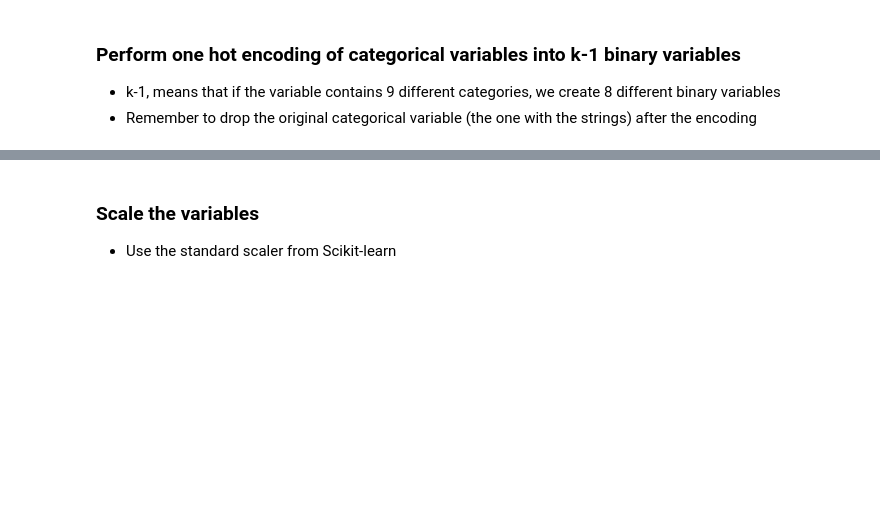
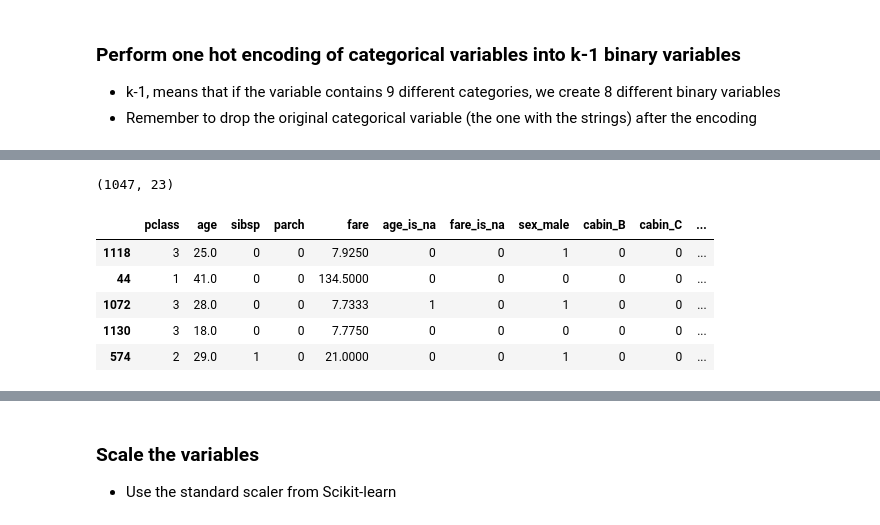
Before and after one commit to Morgan-Sell/ml-deployment-practice, a Jupyter notebook: Assignments/Section-02/Assignement/Predicting-Survival-Titanic-Assignement.ipynb, the cells around one changed output, grey strips where cells are left out. Cells and saved outputs as stored; diff of their text form; code cells hidden in the pictures; blank space fills up the shorter version.

```diff
--- a/Assignments/Section-02/Assignement/Predicting-Survival-Titanic-Assignement.ipynb
+++ b/Assignments/Section-02/Assignement/Predicting-Survival-Titanic-Assignement.ipynb
@@ -267,0 +311,16 @@ dtype: int64
+# %%
+# Drop the first binary variable from each categorical feature...
+# ... to achieve k-1 number of variables for each categorical feature.
+train_dummies = pd.get_dummies(X_train, drop_first=True)
+
+print(train_dummies.shape)
+
+train_dummies.head()
+# %% [output]
+(1047, 23)
+|  | pclass | age | sibsp | parch | fare | age_is_na | fare_is_na | sex_male | cabin_B | cabin_C | ... |
+| 1118 | 3 | 25.0 | 0 | 0 | 7.9250 | 0 | 0 | 1 | 0 | 0 | ... |
+| 44 | 1 | 41.0 | 0 | 0 | 134.5000 | 0 | 0 | 0 | 0 | 0 | ... |
+| 1072 | 3 | 28.0 | 0 | 0 | 7.7333 | 1 | 0 | 1 | 0 | 0 | ... |
+| 1130 | 3 | 18.0 | 0 | 0 | 7.7750 | 0 | 0 | 0 | 0 | 0 | ... |
+| 574 | 2 | 29.0 | 1 | 0 | 21.0000 | 0 | 0 | 1 | 0 | 0 | ... |
```
Also changed, not shown: parts of 7 cells of this notebook.
